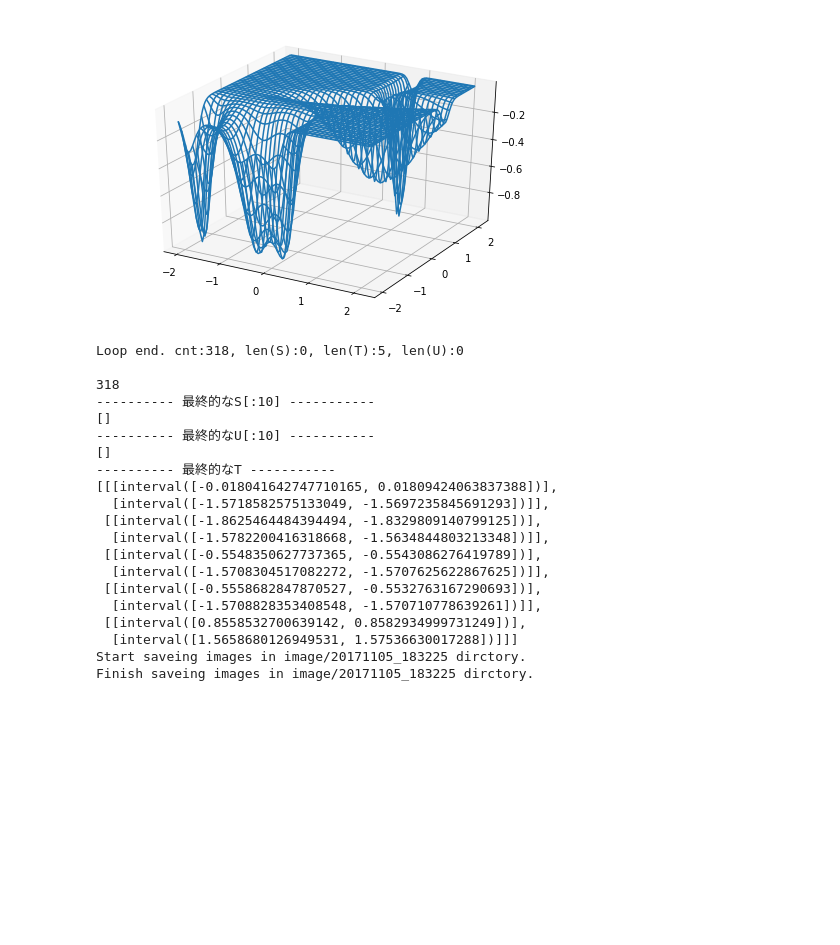
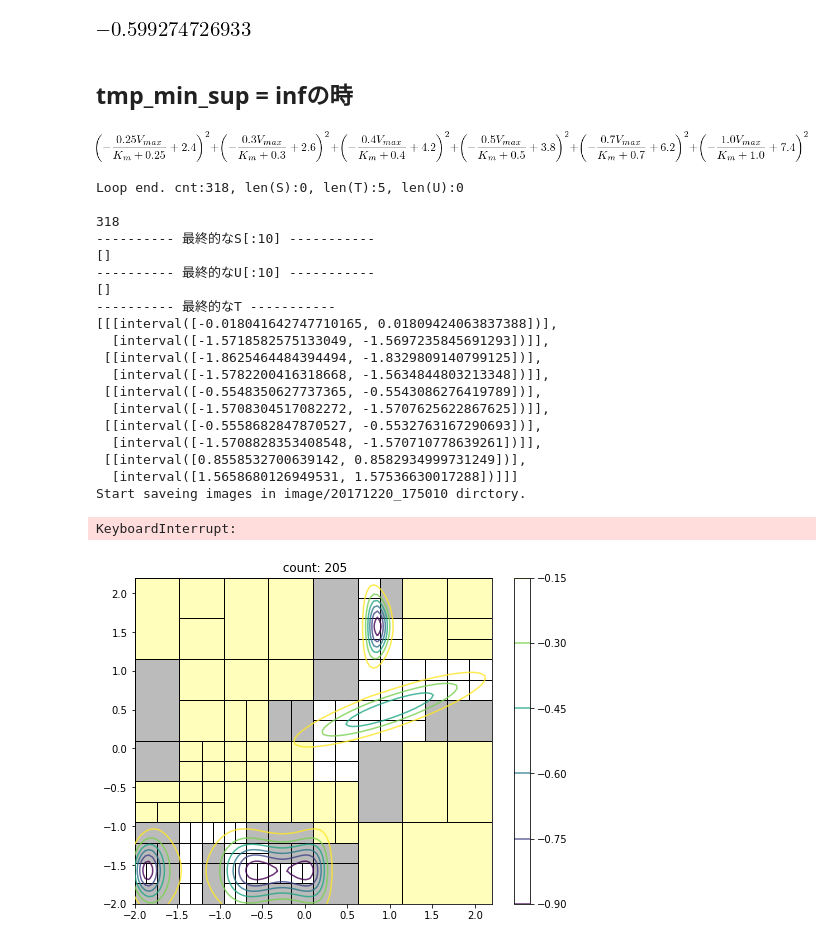
Before and after one commit to tkda-h3/interval-newton-method, a Jupyter notebook: いろいろな関数で大域最適化.ipynb, the cells around one changed output. Cells and saved outputs as stored; diff of their text form; code cells hidden in the pictures; blank space fills up the shorter version.

```diff
--- a/いろいろな関数で大域最適化.ipynb
+++ b/いろいろな関数で大域最適化.ipynb
@@ -23,29 +25,58 @@ from symbol_derivative import(
 # %%
 args = var("x_1 x_2")
 X = ip([[interval[-2, 2.2]],[interval[-2, 2.2]]])
+
+-0.599274726933
+# %% [output]
+[figure, added]
+# %% [markdown]
+## tmp_min_sup = infの時
+# %%
+S_v_list = [
+    [0.25, 2.4],
+    [0.30, 2.6],
+    [0.40, 4.2],
+    [0.50, 3.8],
+    [0.70, 6.2],
+    [1.00, 7.4],
+]
+
+
+V_max, K_m = var("V_max K_m")
+f_expr = 0
+
+for S, v in S_v_list:
+    f_expr += (v - V_max * S / (K_m + S)) ** 2
+
+
+f_expr
+# %% [output]
+[figure, added]
 # %%
 f_expr = -(0.6*exp(-4*(x_1-2*x_2)**2 - 6*(x_2-0.5)**2) + exp(-7*(cos(2*x_1) - (x_1 - sin(x_2)))**2 - 9*(0.9*cos(x_2))**2))
-plot3D(f_expr, args, X)
+
+
+# plot3D(f_expr, args, X)
 get_global_minima_from_f_expr(f_expr, args, X)
 # %% [output]
+Loop end. cnt:318, len(S):0, len(T):5, len(U):0
+
+318
+---------- 最終的なS[:10] -----------
+[]
+---------- 最終的なU[:10] -----------
+[]
+---------- 最終的なT -----------
+[[[interval([-0.018041642747710165, 0.01809424063837388])],
+  [interval([-1.5718582575133049, -1.5697235845691293])]],
+ [[interval([-1.8625464484394494, -1.8329809140799125])],
+  [interval([-1.5782200416318668, -1.5634844803213348])]],
+ [[interval([-0.5548350627737365, -0.5543086276419789])],
+  [interval([-1.5708304517082272, -1.5707625622867625])]],
+ [[interval([-0.5558682847870527, -0.5532763167290693])],
+  [interval([-1.5708828353408548, -1.570710778639261])]],
+ [[interval([0.8558532700639142, 0.8582934999731249])],
+  [interval([1.5658680126949531, 1.57536630017288])]]]
+Start saveing images in image/20171220_175010 dirctory.
+KeyboardInterrupt:
-[figure, old version]
+[figure, new version]
-Loop end. cnt:318, len(S):0, len(T):5, len(U):0
-
-318
----------- 最終的なS[:10] -----------
-[]
----------- 最終的なU[:10] -----------
-[]
----------- 最終的なT -----------
-[[[interval([-0.018041642747710165, 0.01809424063837388])],
-  [interval([-1.5718582575133049, -1.5697235845691293])]],
- [[interval([-1.8625464484394494, -1.8329809140799125])],
-  [interval([-1.5782200416318668, -1.5634844803213348])]],
- [[interval([-0.5548350627737365, -0.5543086276419789])],
-  [interval([-1.5708304517082272, -1.5707625622867625])]],
- [[interval([-0.5558682847870527, -0.5532763167290693])],
-  [interval([-1.5708828353408548, -1.570710778639261])]],
- [[interval([0.8558532700639142, 0.8582934999731249])],
-  [interval([1.5658680126949531, 1.57536630017288])]]]
-Start saveing images in image/20171105_183225 dirctory.
-Finish saveing images in image/20171105_183225 dirctory.
```
Also changed, not shown: parts of 6 cells of this notebook, 7 other files.
